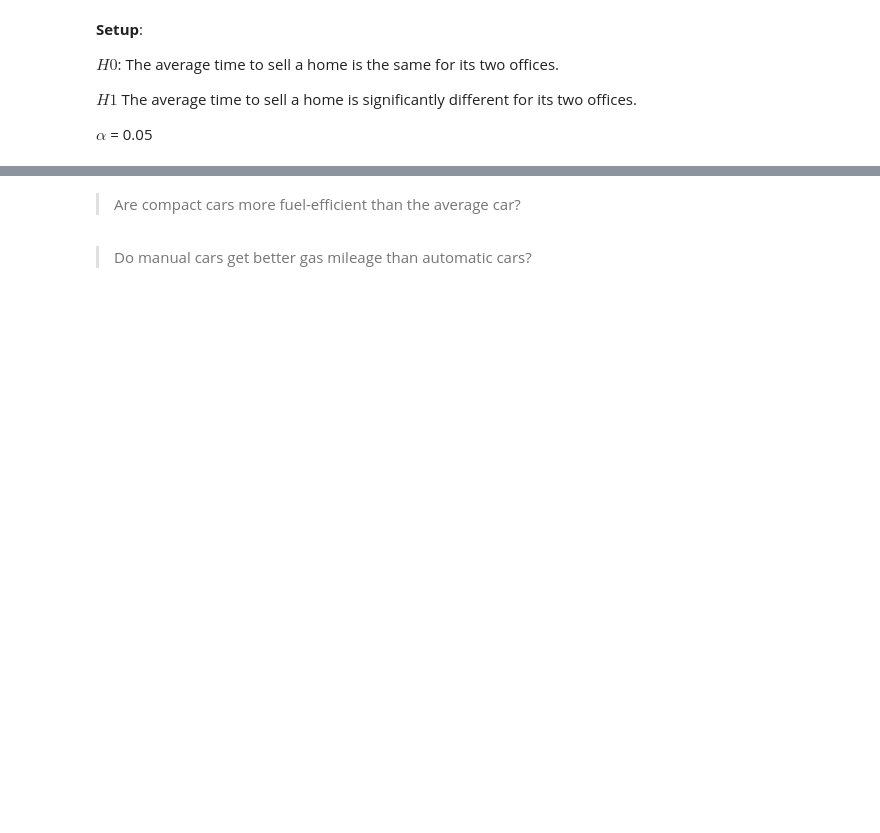
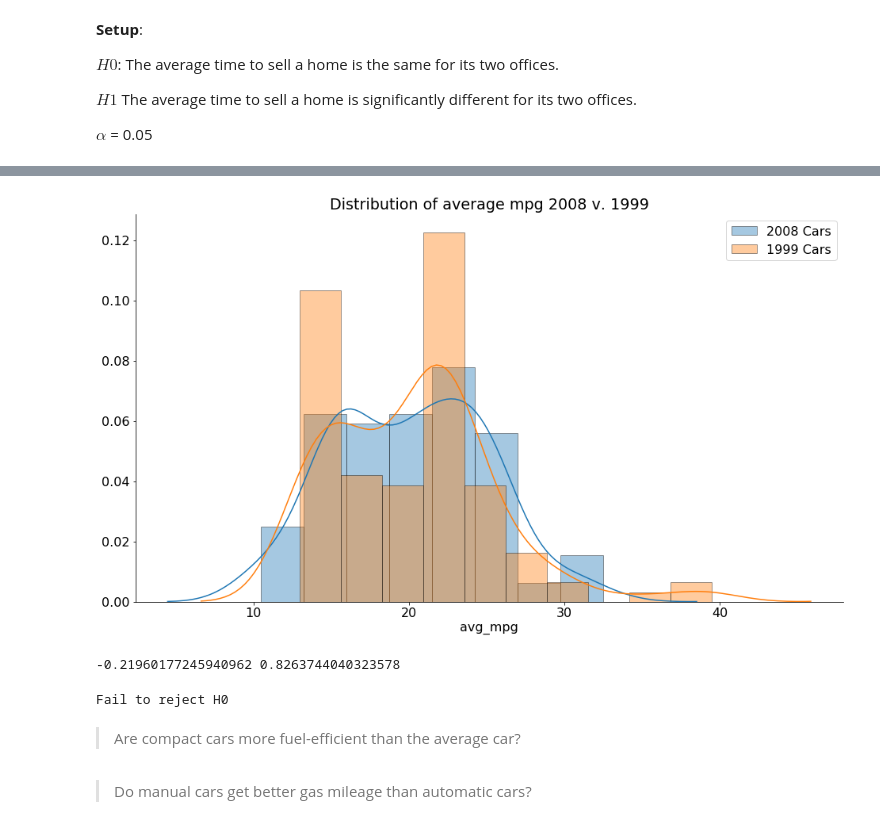
Before and after one commit to Promeos/statistics-exercises, a Jupyter notebook: hypothesis_testing.ipynb, the cells around one changed output, grey strips where cells are left out. Cells and saved outputs as stored; diff of their text form; code cells hidden in the pictures; blank space fills up the shorter version.

```diff
--- a/hypothesis_testing.ipynb
+++ b/hypothesis_testing.ipynb
@@ -189,0 +200,2 @@ Load the `mpg` dataset and use it to answer the following questions:
+# %%
+df_mpg = data('mpg')
@@ -189,0 +211,12 @@ Load the `mpg` dataset and use it to answer the following questions:
+# %%
+df_mpg['avg_mpg'] = (df_mpg.cty + df_mpg.hwy)/2
+cars_08 = df_mpg[df_mpg.year == 2008].avg_mpg
+cars_99 = df_mpg[df_mpg.year == 1999].avg_mpg
+# %%
+sns.distplot(cars_08, label='2008 Cars')
+sns.distplot(cars_99, label='1999 Cars');
+
+plt.title("Distribution of average mpg 2008 v. 1999")
+plt.legend();
+# %% [output]
+[figure, added]
@@ -190,3 +225,14 @@ Load the `mpg` dataset and use it to answer the following questions:
+# %%
+print(t, p)
+# %% [output]
+-0.21960177245940962 0.8263744040323578
+# %%
+if p < alpha:
+    print('Reject $H_{O}$')
+else:
+    print('Fail to reject H0')
+# %% [output]
+Fail to reject H0
 # %% [markdown]
 > Are compact cars more fuel-efficient than the average car?
 # %% [markdown]
```
Also changed, not shown: parts of 23 cells of this notebook.
